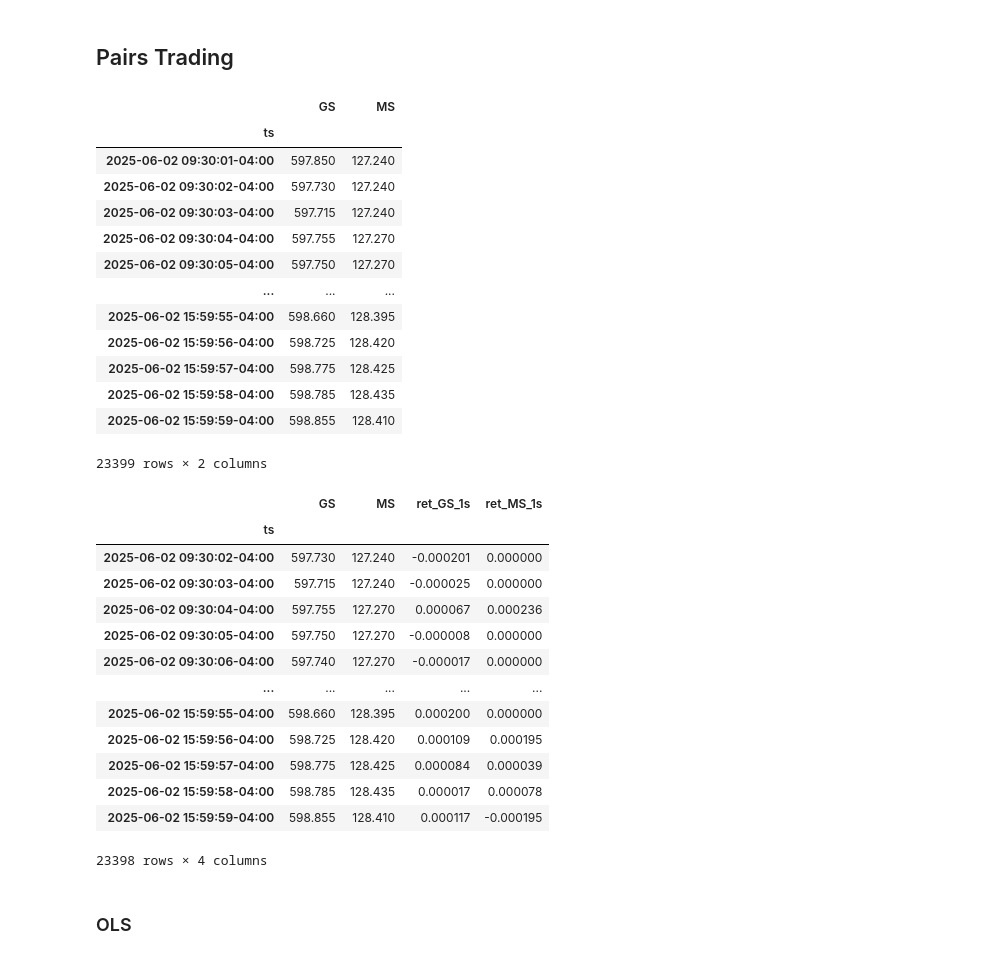
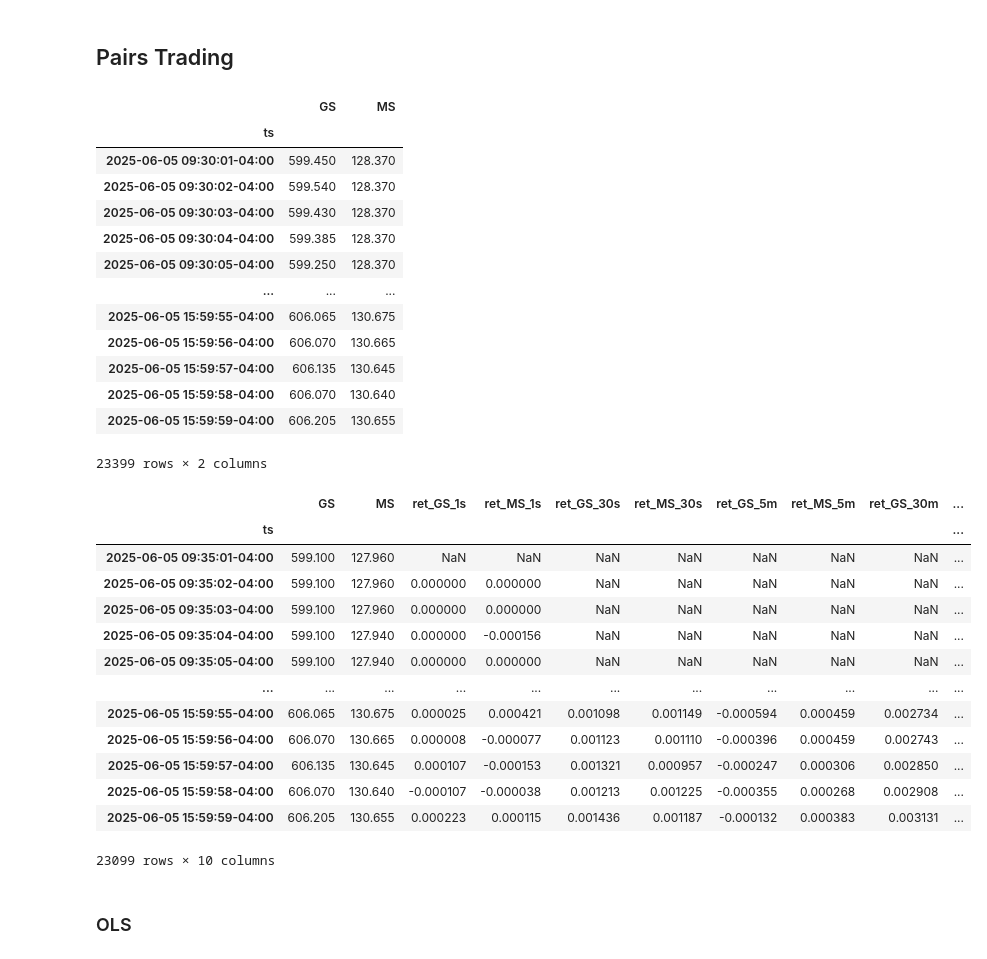
Before and after one commit to choijaewon959/Microstructure-driven-alpha-engine, a Jupyter notebook: analysis/anlaysis.ipynb, the cells around one changed output. Saved outputs shown, nothing was run; the diff lists cells and outputs as text; code cells hidden in the pictures.

```diff
--- a/analysis/anlaysis.ipynb
+++ b/analysis/anlaysis.ipynb
@@ -387,7 +387,7 @@ len(signals)
 BASE = Path("../data")
 
 tickers = ["GS", "MS"]
-date = '2025-06-02'
+date = '2025-06-05'
 
 df_dict = {}
 for sym in tickers:
@@ -403,40 +403,52 @@ df
 # %% [output]
 |  | GS | MS |
 | ts |  |  |
-| 2025-06-02 09:30:01-04:00 | 597.850 | 127.240 |
-| 2025-06-02 09:30:02-04:00 | 597.730 | 127.240 |
-| 2025-06-02 09:30:03-04:00 | 597.715 | 127.240 |
-| 2025-06-02 09:30:04-04:00 | 597.755 | 127.270 |
-| 2025-06-02 09:30:05-04:00 | 597.750 | 127.270 |
+| 2025-06-05 09:30:01-04:00 | 599.450 | 128.370 |
+| 2025-06-05 09:30:02-04:00 | 599.540 | 128.370 |
+| 2025-06-05 09:30:03-04:00 | 599.430 | 128.370 |
+| 2025-06-05 09:30:04-04:00 | 599.385 | 128.370 |
+| 2025-06-05 09:30:05-04:00 | 599.250 | 128.370 |
 | ... | ... | ... |
-| 2025-06-02 15:59:55-04:00 | 598.660 | 128.395 |
-| 2025-06-02 15:59:56-04:00 | 598.725 | 128.420 |
-| 2025-06-02 15:59:57-04:00 | 598.775 | 128.425 |
-| 2025-06-02 15:59:58-04:00 | 598.785 | 128.435 |
-| 2025-06-02 15:59:59-04:00 | 598.855 | 128.410 |
+| 2025-06-05 15:59:55-04:00 | 606.065 | 130.675 |
+| 2025-06-05 15:59:56-04:00 | 606.070 | 130.665 |
+| 2025-06-05 15:59:57-04:00 | 606.135 | 130.645 |
+| 2025-06-05 15:59:58-04:00 | 606.070 | 130.640 |
+| 2025-06-05 15:59:59-04:00 | 606.205 | 130.655 |
 23399 rows × 2 columns
 # %%
 # signals
 df['ret_GS_1s'] = np.log(df['GS']).diff()
 df['ret_MS_1s'] = np.log(df['MS']).diff()
 
-df.dropna(inplace=True)
+# 30s
+df['ret_GS_30s'] = np.log(df['GS']).diff(30)
+df['ret_MS_30s'] = np.log(df['MS']).diff(30)
+
+# 5min
+df['ret_GS_5m'] = np.log(df['GS']).diff(300)
+df['ret_MS_5m'] = np.log(df['MS']).diff(300)
+
+# 30min
+df['ret_GS_30m'] = np.log(df['GS']).diff(1800)
+df['ret_MS_30m'] = np.log(df['MS']).diff(1800)
+
+# df.dropna(inplace=True)
 df
 # %% [output]
-|  | GS | MS | ret_GS_1s | ret_MS_1s |
-| ts |  |  |  |  |
-| 2025-06-02 09:30:02-04:00 | 597.730 | 127.240 | -0.000201 | 0.000000 |
-| 2025-06-02 09:30:03-04:00 | 597.715 | 127.240 | -0.000025 | 0.000000 |
-| 2025-06-02 09:30:04-04:00 | 597.755 | 127.270 | 0.000067 | 0.000236 |
-| 2025-06-02 09:30:05-04:00 | 597.750 | 127.270 | -0.000008 | 0.000000 |
-| 2025-06-02 09:30:06-04:00 | 597.740 | 127.270 | -0.000017 | 0.000000 |
-| ... | ... | ... | ... | ... |
-| 2025-06-02 15:59:55-04:00 | 598.660 | 128.395 | 0.000200 | 0.000000 |
-| 2025-06-02 15:59:56-04:00 | 598.725 | 128.420 | 0.000109 | 0.000195 |
-| 2025-06-02 15:59:57-04:00 | 598.775 | 128.425 | 0.000084 | 0.000039 |
-| 2025-06-02 15:59:58-04:00 | 598.785 | 128.435 | 0.000017 | 0.000078 |
-| 2025-06-02 15:59:59-04:00 | 598.855 | 128.410 | 0.000117 | -0.000195 |
+|  | GS | MS | ret_GS_1s | ret_MS_1s | ret_GS_30s | ret_MS_30s | ret_GS_5m | ret_MS_5m | ret_GS_30m | ... |
+| ts |  |  |  |  |  |  |  |  |  | ... |
+| 2025-06-05 09:35:01-04:00 | 599.100 | 127.960 | NaN | NaN | NaN | NaN | NaN | NaN | NaN | ... |
+| 2025-06-05 09:35:02-04:00 | 599.100 | 127.960 | 0.000000 | 0.000000 | NaN | NaN | NaN | NaN | NaN | ... |
+| 2025-06-05 09:35:03-04:00 | 599.100 | 127.960 | 0.000000 | 0.000000 | NaN | NaN | NaN | NaN | NaN | ... |
+| 2025-06-05 09:35:04-04:00 | 599.100 | 127.940 | 0.000000 | -0.000156 | NaN | NaN | NaN | NaN | NaN | ... |
+| 2025-06-05 09:35:05-04:00 | 599.100 | 127.940 | 0.000000 | 0.000000 | NaN | NaN | NaN | NaN | NaN | ... |
+| ... | ... | ... | ... | ... | ... | ... | ... | ... | ... | ... |
+| 2025-06-05 15:59:55-04:00 | 606.065 | 130.675 | 0.000025 | 0.000421 | 0.001098 | 0.001149 | -0.000594 | 0.000459 | 0.002734 | ... |
+| 2025-06-05 15:59:56-04:00 | 606.070 | 130.665 | 0.000008 | -0.000077 | 0.001123 | 0.001110 | -0.000396 | 0.000459 | 0.002743 | ... |
+| 2025-06-05 15:59:57-04:00 | 606.135 | 130.645 | 0.000107 | -0.000153 | 0.001321 | 0.000957 | -0.000247 | 0.000306 | 0.002850 | ... |
+| 2025-06-05 15:59:58-04:00 | 606.070 | 130.640 | -0.000107 | -0.000038 | 0.001213 | 0.001225 | -0.000355 | 0.000268 | 0.002908 | ... |
+| 2025-06-05 15:59:59-04:00 | 606.205 | 130.655 | 0.000223 | 0.000115 | 0.001436 | 0.001187 | -0.000132 | 0.000383 | 0.003131 | ... |
-23398 rows × 4 columns
+23099 rows × 10 columns
 # %% [markdown]
 ### OLS
 # %% [markdown]
```
Also changed, not shown: parts of 15 cells of this notebook, 1 other file.
